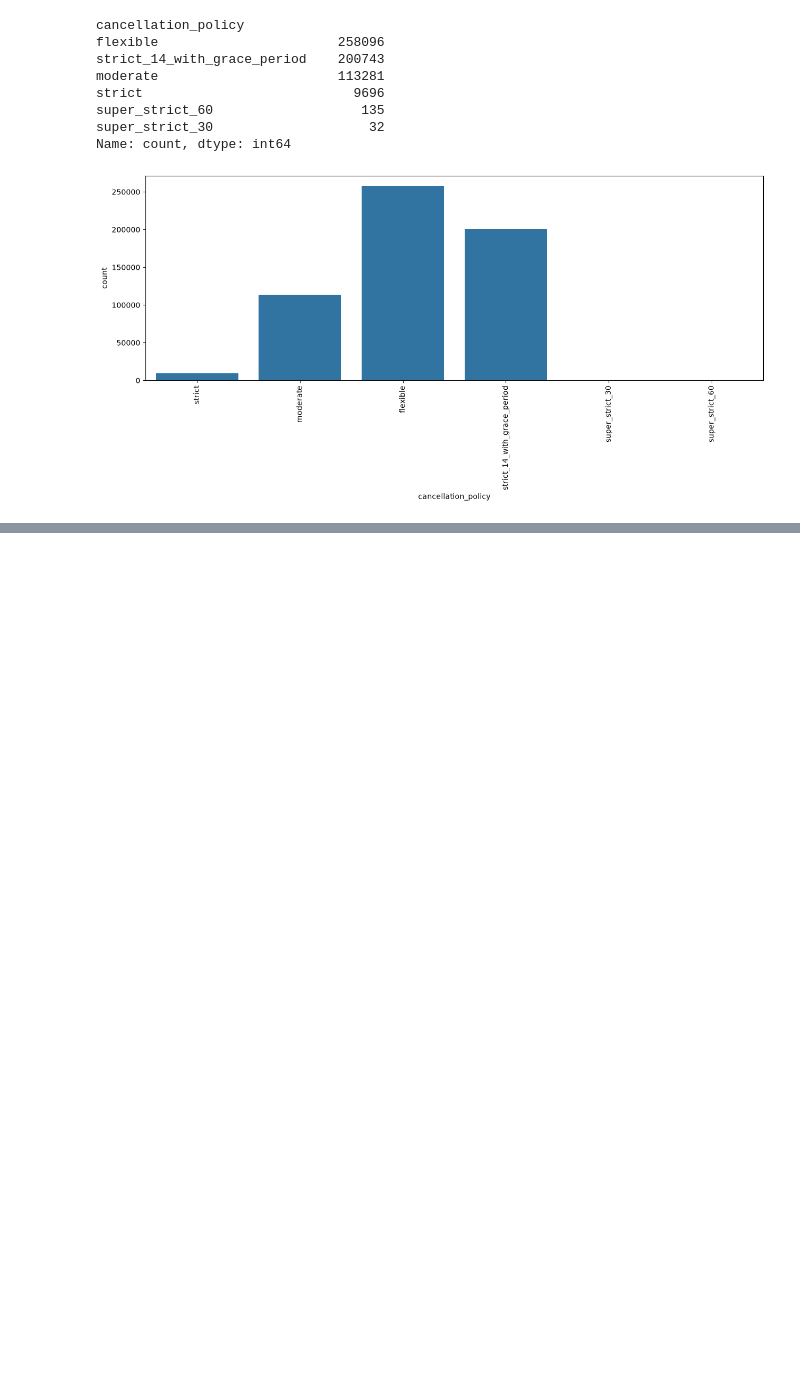
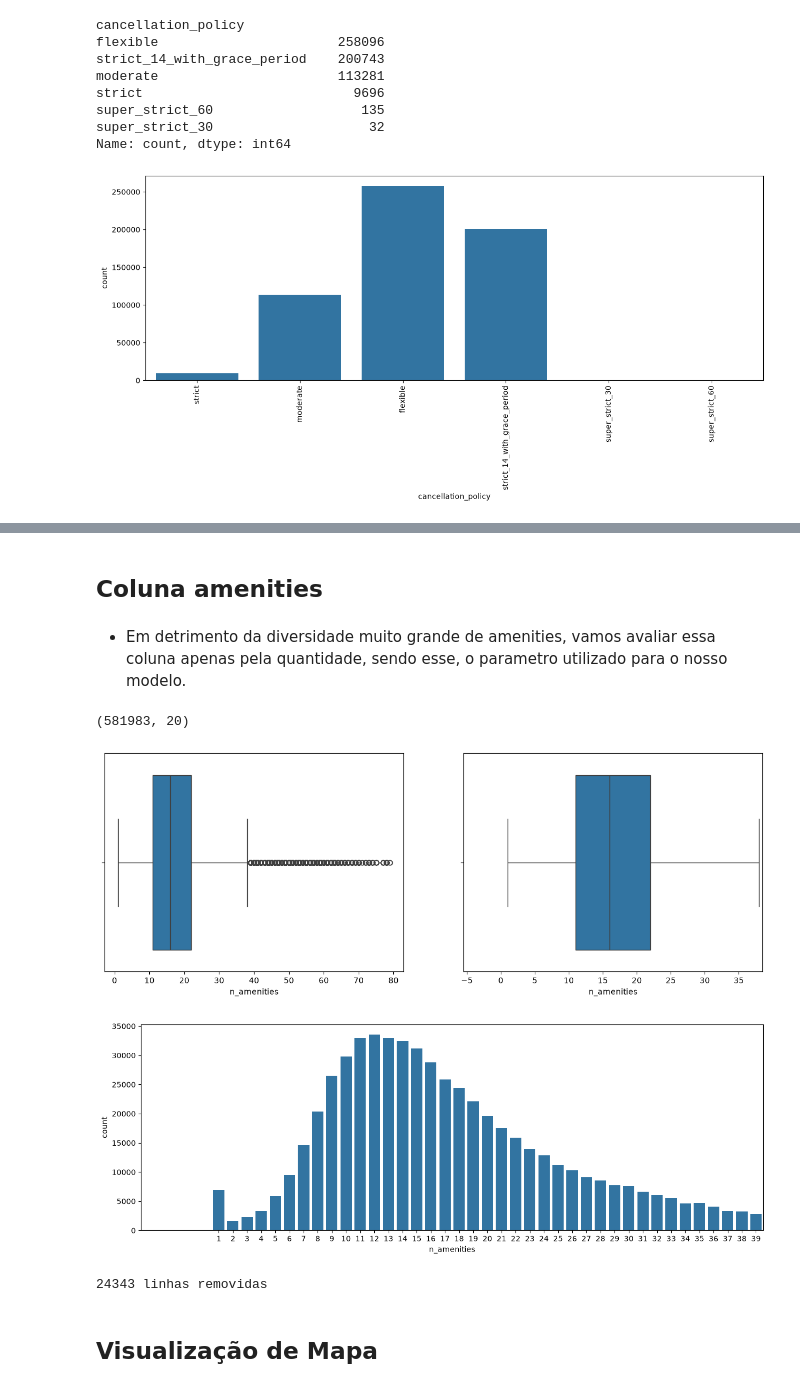
Before and after one commit to caioluizribeirochaves/Projeto-Data-Science, a Jupyter notebook: Solucao-Airbnb-Rio.ipynb, the cells around one changed output, grey strips where cells are left out. Saved outputs shown, nothing was run; the diff lists cells and outputs as text; code cells hidden in the pictures; blank space fills up the shorter version.

```diff
--- a/Solucao-Airbnb-Rio.ipynb
+++ b/Solucao-Airbnb-Rio.ipynb
@@ -520,3 +521,27 @@ moderate                       113281
 strict                           9863
 Name: count, dtype: int64
 [figure]
+# %% [markdown]
+## Coluna amenities
+# %% [markdown]
+- Em detrimento da diversidade muito grande de amenities, vamos avaliar essa coluna apenas pela quantidade, sendo esse, o parametro utilizado para o nosso modelo.
+# %%
+base_airbnb['n_amenities'] = base_airbnb['amenities'].str.split(',').apply(len)
+# %%
+base_airbnb = base_airbnb.drop('amenities', axis=1)
+base_airbnb.shape
+# %% [output]
+(581983, 20)
+# %%
+diagrama_caixa(base_airbnb['n_amenities'])
+grafico_barra(base_airbnb['n_amenities'])
+# %% [output]
+[figure, added]
+[figure, added]
+# %%
+base_airbnb, linhas_excluidas = excluir_outlier(base_airbnb, 'n_amenities')
+print(f'{linhas_excluidas} linhas removidas')
+# %% [output]
+24343 linhas removidas
+# %% [markdown]
+## Visualização de Mapa
```
Also changed, not shown: parts of 4 cells of this notebook.
